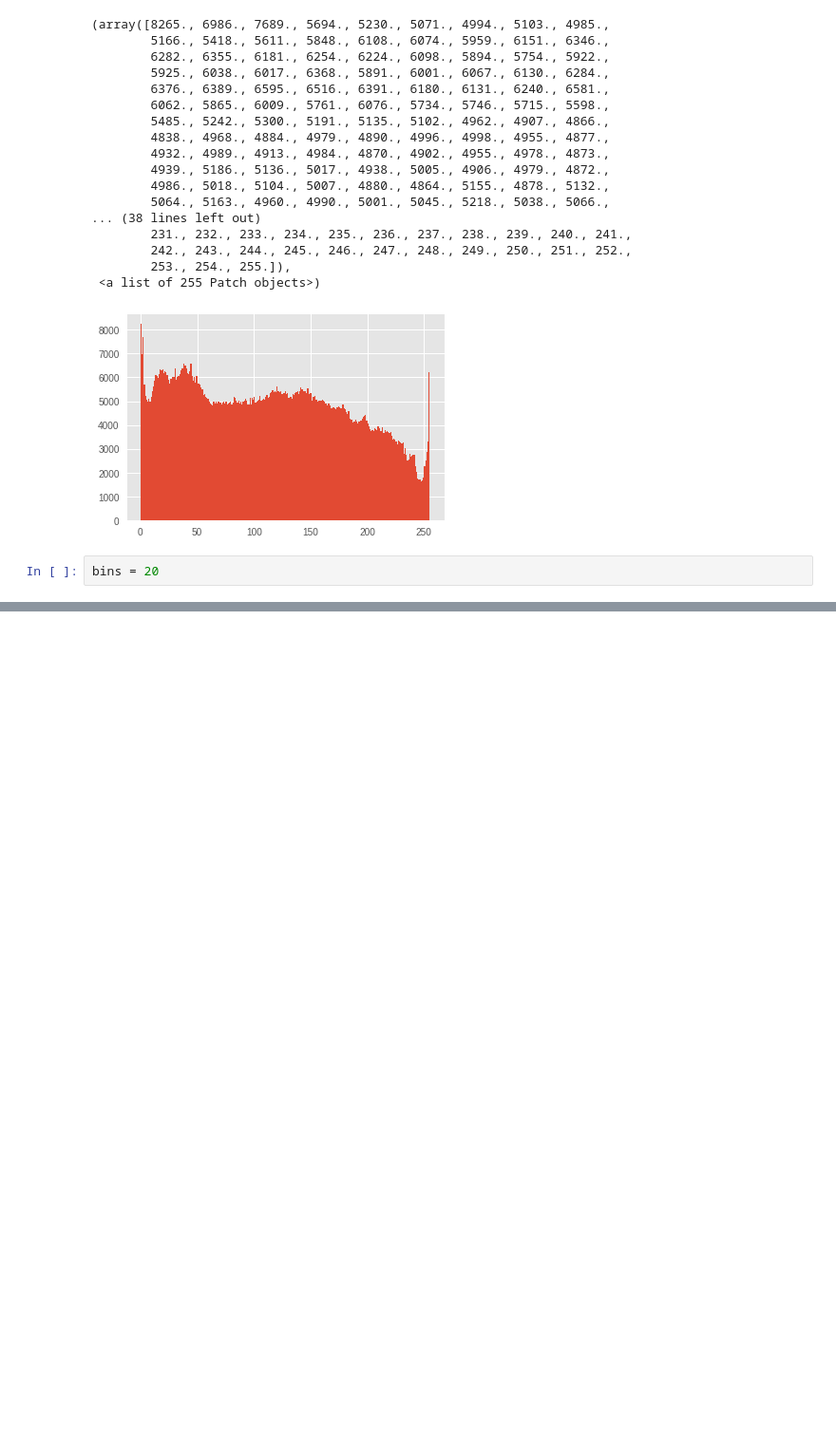
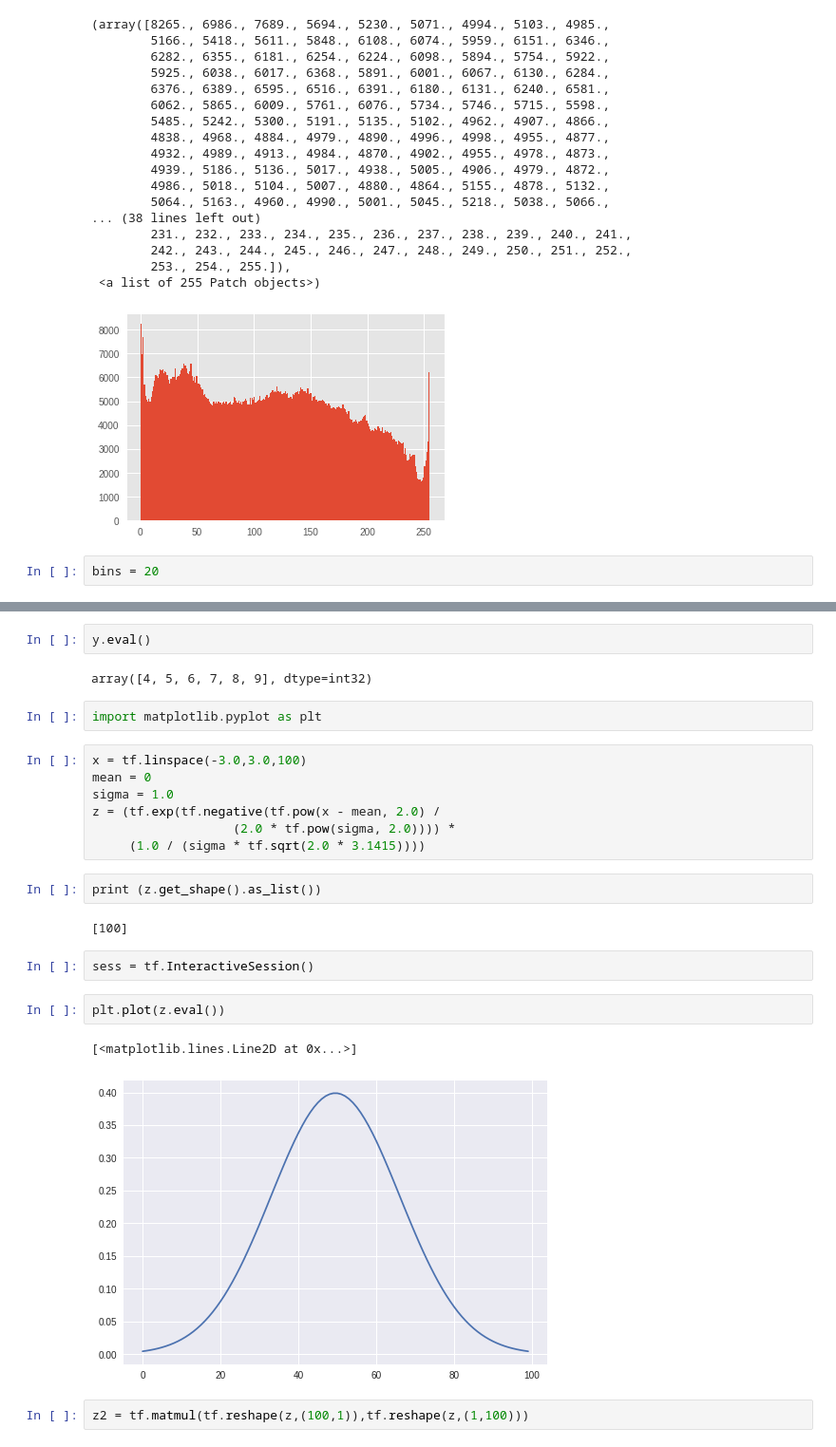
Before and after one commit to sg1791/Kadenze_Image_dataset_processing, a Jupyter notebook: Kadenze_celebface_dataset.ipynb, the cells around one changed output, grey strips where cells are left out. Shown: that part at 95% size. Drawn from its saved outputs; the diff is of its cells as text; blank space fills up the shorter version.

```diff
--- a/Kadenze_celebface_dataset.ipynb
+++ b/Kadenze_celebface_dataset.ipynb
@@ -308,0 +378,26 @@ Text(0.5,1,'normal')
+# %%
+y.eval()
+# %% [output]
+array([4, 5, 6, 7, 8, 9], dtype=int32)
+# %%
+import matplotlib.pyplot as plt
+# %%
+x = tf.linspace(-3.0,3.0,100)
+mean = 0
+sigma = 1.0
+z = (tf.exp(tf.negative(tf.pow(x - mean, 2.0) /
+                   (2.0 * tf.pow(sigma, 2.0)))) *
+     (1.0 / (sigma * tf.sqrt(2.0 * 3.1415))))
+# %%
+print (z.get_shape().as_list())
+# %% [output]
+[100]
+# %%
+sess = tf.InteractiveSession()
+# %%
+plt.plot(z.eval())
+# %% [output]
+[<matplotlib.lines.Line2D at 0x...>]
+[figure, added]
+# %%
+z2 = tf.matmul(tf.reshape(z,(100,1)),tf.reshape(z,(1,100)))
```
Also changed, not shown: parts of 35 cells of this notebook.
